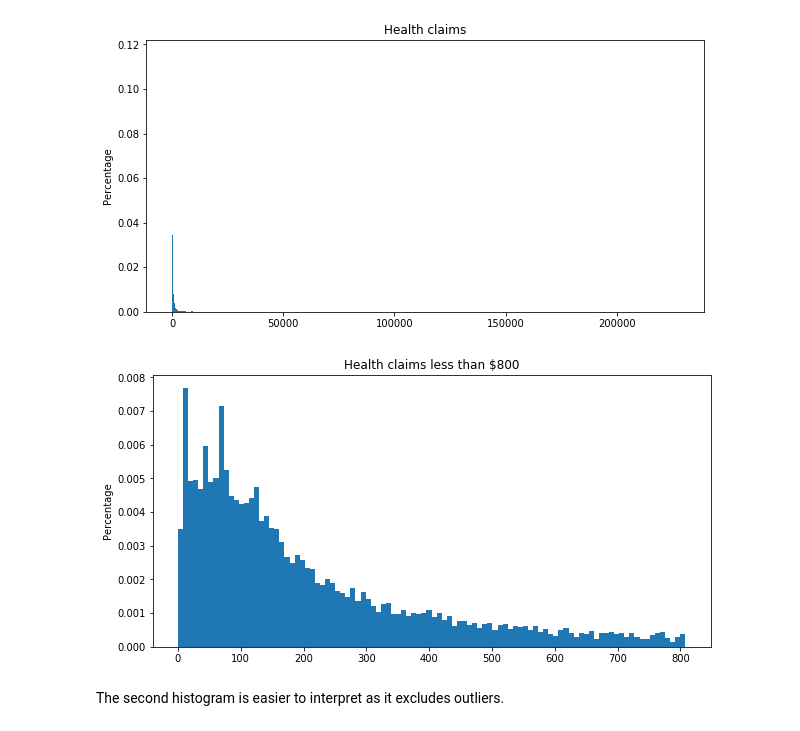
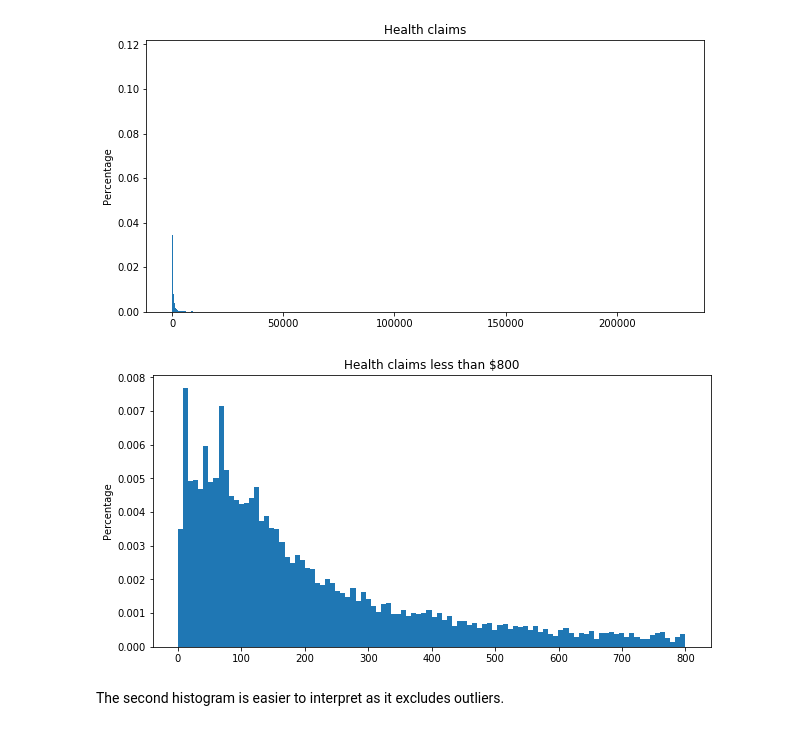
Before and after one commit to natashawatkins/BootCamp2018, a Jupyter notebook: Probsets/Econ/Probset5/max-likelihood.ipynb, the cells around one changed output. Drawn from its saved outputs; the diff is of its cells as text; code cells hidden in the pictures.

```diff
--- a/Probsets/Econ/Probset5/max-likelihood.ipynb
+++ b/Probsets/Econ/Probset5/max-likelihood.ipynb
@@ -43,15 +43,14 @@ plt.show()
 # %%
 hist_new, bins_new = np.histogram(claims[claims <= 800].dropna(), bins=100)
 hist_new = hist_new / hist.sum()
 hist_new = hist_new / 5  # Scale properly because data points are of width 5
 plt.figure(figsize=(10, 5))
-plt.bar(np.linspace(bins_new.min(), bins_new.max(), len(hist_new)),
-        hist_new, width=bins_new[1]+0.1, align='edge')
+plt.bar(bins_new[:-1], hist_new, width=bins_new[1]+0.1, align='edge')
 plt.title('Health claims less than $800')
 plt.ylabel('Percentage')
 plt.show()
 # %% [output]
-[figure, old version]
+[figure, new version]
 # %% [markdown]
 The second histogram is easier to interpret as it excludes outliers.
 # %% [markdown]
```
Also changed, not shown: parts of 5 cells of this notebook.
